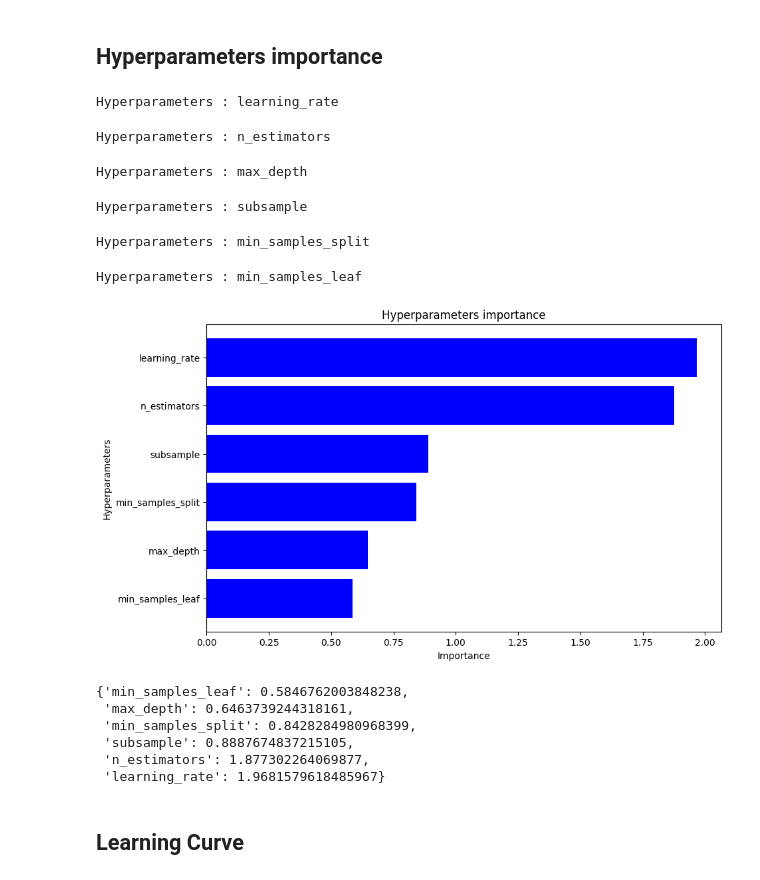
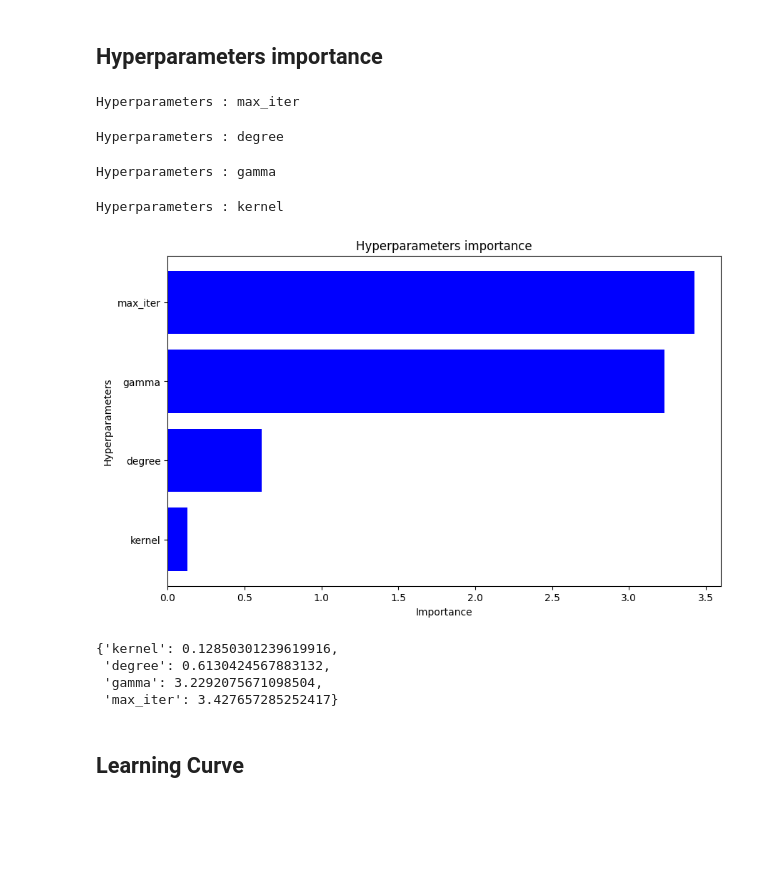
Before and after one commit to malquier/Interpretability_of_Survival_Analysis, a Jupyter notebook: Example_of_use_SA.ipynb, the cells around one changed output. Saved outputs shown, nothing was run; the diff lists cells and outputs as text; code cells hidden in the pictures; blank space fills up the shorter version.

```diff
--- a/Example_of_use_SA.ipynb
+++ b/Example_of_use_SA.ipynb
@@ -237,21 +264,17 @@ hyperparameters_range_SVM = {
     'kernel' : ['linear', 'poly']
 }
 # %%
-model.hyperparameters_importances(hyperparameters_range_GB, X_train, y_train, n_trials = 20, n_samples = 10, plot = True)
+model.hyperparameters_importances(hyperparameters_range_SVM, X_train, y_train, n_trials = 20, n_samples = 10, plot = True)
 # %% [output]
-Hyperparameters : learning_rate
+Hyperparameters : max_iter
-Hyperparameters : n_estimators
+Hyperparameters : degree
-Hyperparameters : max_depth
+Hyperparameters : gamma
-Hyperparameters : subsample
+Hyperparameters : kernel
+[figure, new version]
-Hyperparameters : min_samples_split
+{'kernel': 0.12850301239619916,
+ 'degree': 0.6130424567883132,
+ 'gamma': 3.2292075671098504,
+ 'max_iter': 3.427657285252417}
-Hyperparameters : min_samples_leaf
-[figure, old version]
-{'min_samples_leaf': 0.5846762003848238,
- 'max_depth': 0.6463739244318161,
- 'min_samples_split': 0.8428284980968399,
- 'subsample': 0.8887674837215105,
- 'n_estimators': 1.877302264069877,
- 'learning_rate': 1.9681579618485967}
 # %% [markdown]
 ## **Learning Curve**
 # %% [markdown]
```
Also changed, not shown: parts of 11 cells of this notebook, 1 other file.
